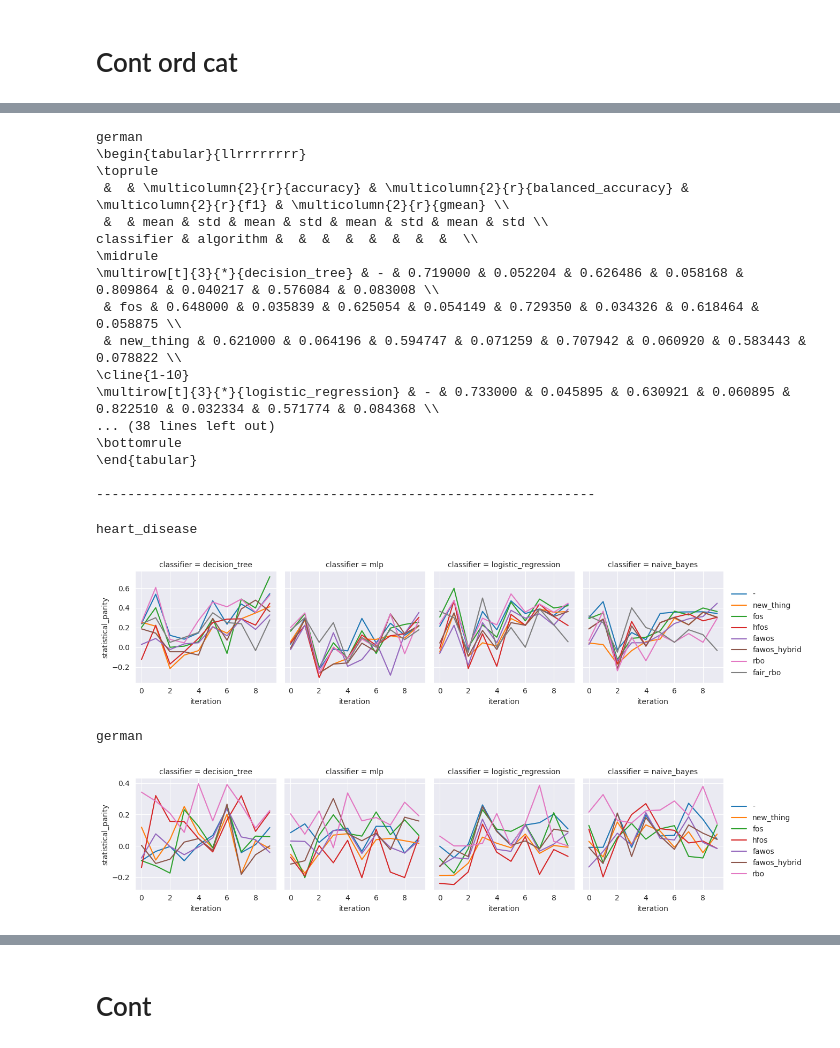
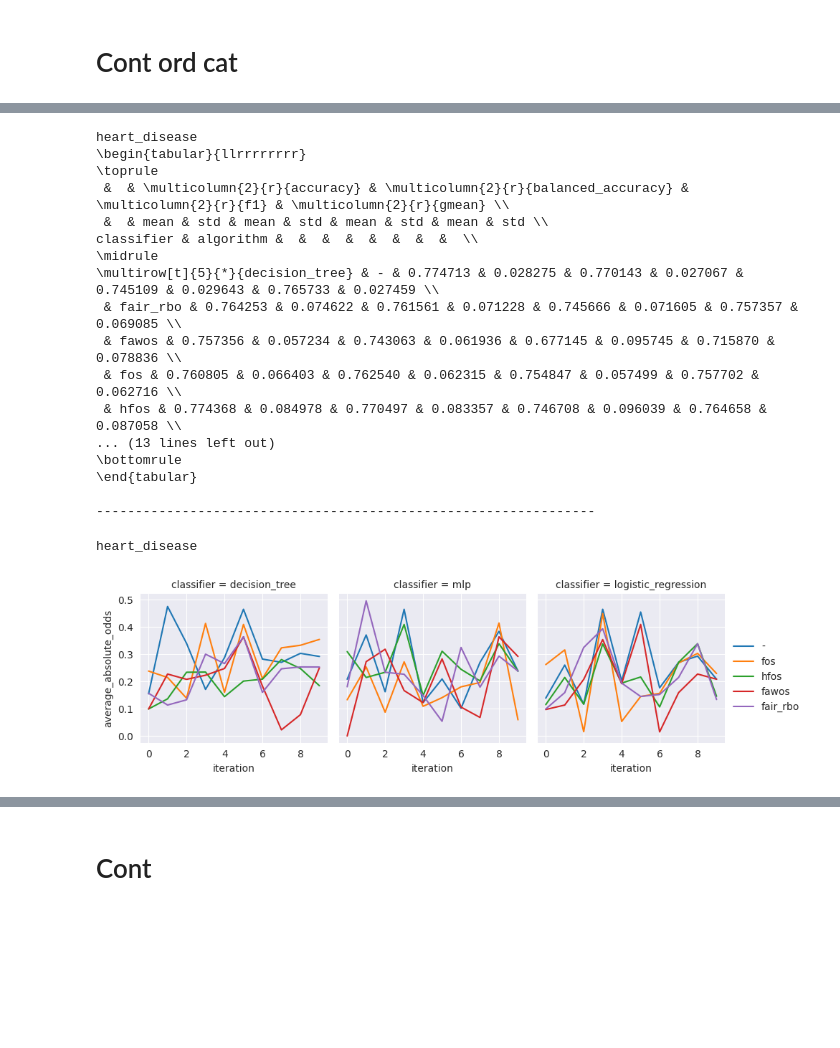
Before and after one commit to annprzy/fair_rbh, a Jupyter notebook: notebooks/results_analysis.ipynb, the cells around one changed output, grey strips where cells are left out. Saved outputs shown, nothing was run; the diff lists cells and outputs as text; code cells hidden in the pictures; blank space fills up the shorter version.

```diff
--- a/notebooks/results_analysis.ipynb
+++ b/notebooks/results_analysis.ipynb
@@ -39,12 +39,16 @@ def calculate_mean_std(df_names, dfs):
 def aggregate_runs(dfs):
     df = pd.concat(dfs).reset_index(drop=True)
     df.drop(columns=['iteration'], inplace=True)
+    df_num_cols = [c for c in df.columns if c not in ['classifier', 'algorithm']]
+    df.loc[:, df_num_cols] = df.loc[:, df_num_cols].abs()
     df = df.groupby(['classifier', 'algorithm']).agg(['mean', 'std'])
     return df
 # %%
 def print_to_latex(dfs):
     df = pd.concat(dfs).reset_index(drop=True)
     df.drop(columns=['iteration'], inplace=True)
+    df_num_cols = [c for c in df.columns if c not in ['classifier', 'algorithm']]
+    #df.loc[:, df_num_cols] = df.loc[:, df_num_cols].abs()
     df = df.groupby(['classifier', 'algorithm']).agg(['mean', 'std'])
     print(df.to_latex(index=True))
 # %%
@@ -53,6 +57,8 @@ import seaborn as sns
 
 def aggregate_runs_no_mean(dfs, y):
     df = pd.concat(dfs).reset_index(drop=True)
+    df_num_cols = [c for c in df.columns if c not in ['classifier', 'algorithm']]
+    df.loc[:, df_num_cols] = df.loc[:, df_num_cols].abs()
     g = sns.FacetGrid(df, col="classifier")
     g.map_dataframe(sns.lineplot, x='iteration', y=y, hue='algorithm', errorbar=None)
     g.add_legend()
@@ -65,10 +71,10 @@ import pandas as pd
 
 dfs_fairness = []
 dfs_performance = []
-dataset_names = ['heart_disease', 'german']
-classifier_names = ['decision_tree', 'mlp', 'logistic_regression', 'naive_bayes']
-algorithm_names = ['new_thing', 'fos', 'hfos', 'fawos', 'fawos_hybrid', 'rbo', 'fair_rbo']
-folder_names = ['2024-05-20', '2023-04-27', '2023-04-27', '2023-04-27', '2023-04-27', '2024-05-20', '2024-05-20']
+dataset_names = ['heart_disease']
+classifier_names = ['decision_tree', 'mlp', 'logistic_regression']
+algorithm_names = ['fos', 'hfos', 'fawos', 'fair_rbo',]# 'fawos_hybrid']
+folder_names = ['2024-06-07', '2024-06-07', '2024-06-07', '2024-06-07']
 
 for dataset_name in dataset_names:
     df_data_fair = []
@@ -218,22 +180,23 @@ german
 # %%
+
 for dataset_name, dfs in zip(dataset_names, dfs_performance):
     print(dataset_name)
     print_to_latex(dfs)
     print('----------------------------------------------------------------')
 # %% [output]
-german
+heart_disease
 \begin{tabular}{llrrrrrrrr}
 \toprule
  &  & \multicolumn{2}{r}{accuracy} & \multicolumn{2}{r}{balanced_accuracy} & \multicolumn{2}{r}{f1} & \multicolumn{2}{r}{gmean} \\
  &  & mean & std & mean & std & mean & std & mean & std \\
 classifier & algorithm &  &  &  &  &  &  &  &  \\
 \midrule
-\multirow[t]{3}{*}{decision_tree} & - & 0.719000 & 0.052204 & 0.626486 & 0.058168 & 0.809864 & 0.040217 & 0.576084 & 0.083008 \\
- & fos & 0.648000 & 0.035839 & 0.625054 & 0.054149 & 0.729350 & 0.034326 & 0.618464 & 0.058875 \\
- & new_thing & 0.621000 & 0.064196 & 0.594747 & 0.071259 & 0.707942 & 0.060920 & 0.583443 & 0.078822 \\
-\cline{1-10}
-\multirow[t]{3}{*}{logistic_regression} & - & 0.733000 & 0.045895 & 0.630921 & 0.060895 & 0.822510 & 0.032334 & 0.571774 & 0.084368 \\
-... (38 lines left out)
+\multirow[t]{5}{*}{decision_tree} & - & 0.774713 & 0.028275 & 0.770143 & 0.027067 & 0.745109 & 0.029643 & 0.765733 & 0.027459 \\
+ & fair_rbo & 0.764253 & 0.074622 & 0.761561 & 0.071228 & 0.745666 & 0.071605 & 0.757357 & 0.069085 \\
+ & fawos & 0.757356 & 0.057234 & 0.743063 & 0.061936 & 0.677145 & 0.095745 & 0.715870 & 0.078836 \\
+ & fos & 0.760805 & 0.066403 & 0.762540 & 0.062315 & 0.754847 & 0.057499 & 0.757702 & 0.062716 \\
+ & hfos & 0.774368 & 0.084978 & 0.770497 & 0.083357 & 0.746708 & 0.096039 & 0.764658 & 0.087058 \\
+... (13 lines left out)
 \bottomrule
 \end{tabular}
 
@@ -241,12 +204,10 @@ classifier & algorithm &  &  &  &  &  &  &  &  \\
 # %%
 for dataset_name, dfs in zip(dataset_names, dfs_fairness):
     print(dataset_name)
-    aggregate_runs_no_mean(dfs, y='statistical_parity')
+    aggregate_runs_no_mean(dfs, y='average_absolute_odds')
 # %% [output]
 heart_disease
-[figure, old version]
+[figure, new version]
-german
-[figure, removed]
 # %%
 for dataset_name, dfs in zip(dataset_names, dfs_performance):
     print(dataset_name)
```
Also changed, not shown: parts of 16 cells of this notebook, 42 other files.
